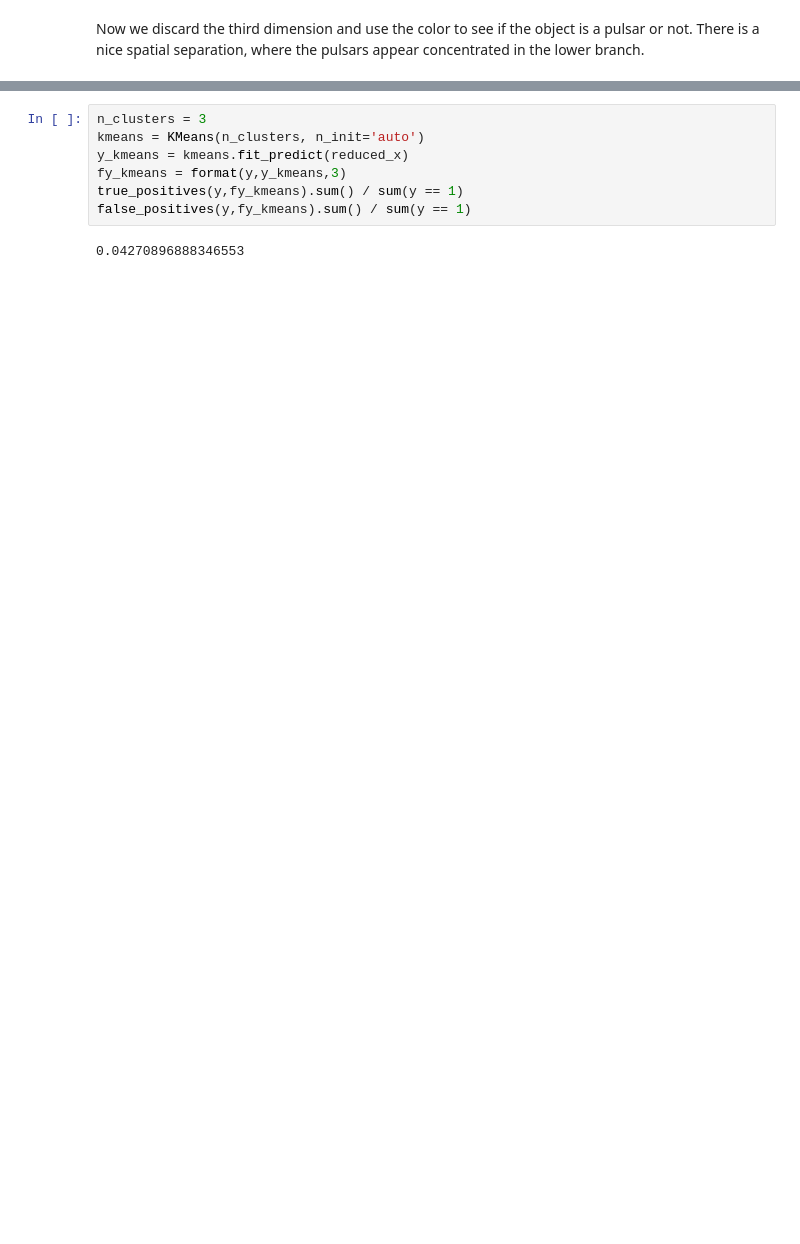
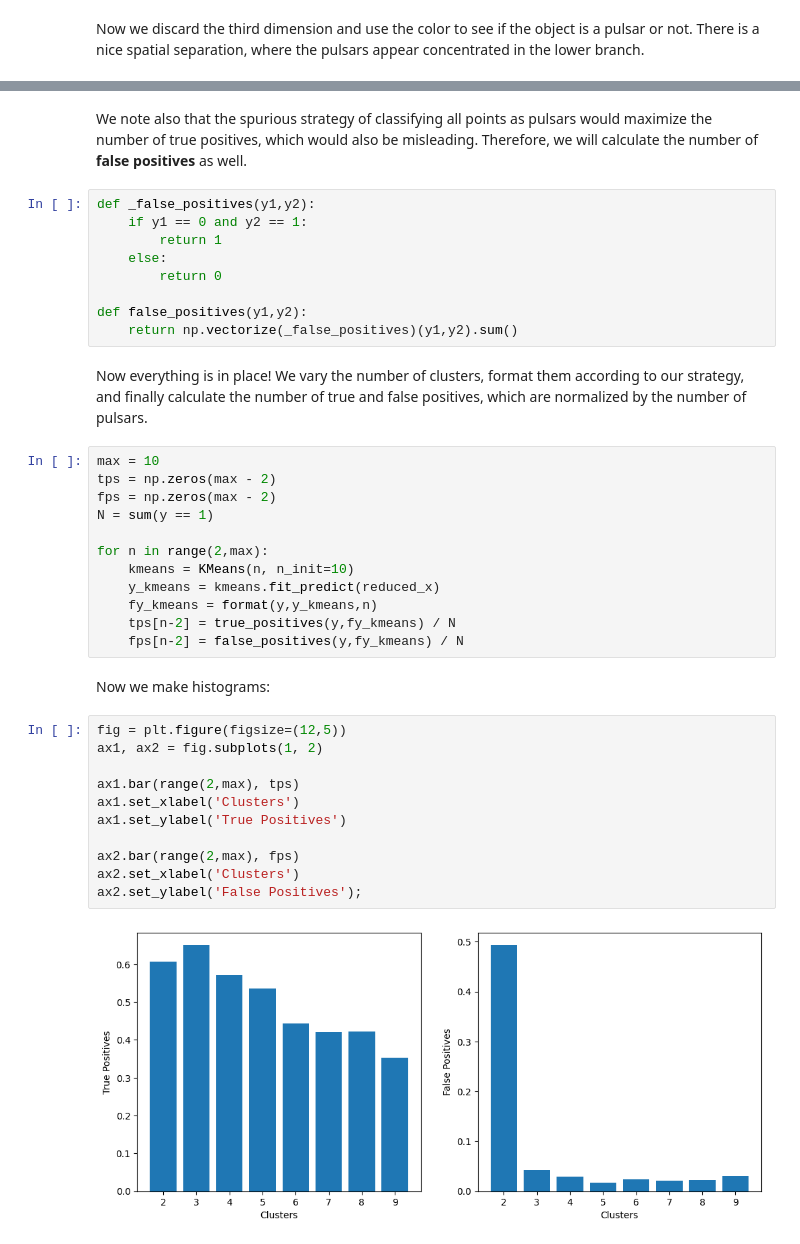
Before and after one commit to marcsgil/MLPhysics, a Jupyter notebook: 1 - Clustering Application/main.ipynb, the cells around one changed output, grey strips where cells are left out. Saved outputs shown, nothing was run; the diff lists cells and outputs as text; blank space fills up the shorter version.

```diff
--- a/1 - Clustering Application/main.ipynb
+++ b/1 - Clustering Application/main.ipynb
@@ -97,12 +115,43 @@ def format(y,y_kmeans,n_clusters):
 
     cluster = np.argmax(corrects,axis=0)
     return make_binary(y_kmeans,cluster)
-# %%
-n_clusters = 3
-kmeans = KMeans(n_clusters, n_init='auto')
-y_kmeans = kmeans.fit_predict(reduced_x)
-fy_kmeans = format(y,y_kmeans,3)
-true_positives(y,fy_kmeans).sum() / sum(y == 1)
-false_positives(y,fy_kmeans).sum() / sum(y == 1)
-# %% [output]
-0.04270896888346553
+# %% [markdown]
+We note also that the spurious strategy of classifying all points as pulsars would maximize the number of true positives, which would also be misleading. Therefore, we will calculate the number of **false positives** as well.
+# %%
+def _false_positives(y1,y2):
+    if y1 == 0 and y2 == 1:
+        return 1
+    else:
+        return 0
+
+def false_positives(y1,y2):
+    return np.vectorize(_false_positives)(y1,y2).sum()
+# %% [markdown]
+Now everything is in place! We vary the number of clusters, format them according to our strategy, and finally calculate the number of true and false positives, which are normalized by the number of pulsars.
+# %%
+max = 10
+tps = np.zeros(max - 2)
+fps = np.zeros(max - 2)
+N = sum(y == 1)
+
+for n in range(2,max):
+    kmeans = KMeans(n, n_init=10)
+    y_kmeans = kmeans.fit_predict(reduced_x)
+    fy_kmeans = format(y,y_kmeans,n)
+    tps[n-2] = true_positives(y,fy_kmeans) / N
+    fps[n-2] = false_positives(y,fy_kmeans) / N
+# %% [markdown]
+Now we make histograms:
+# %%
+fig = plt.figure(figsize=(12,5))
+ax1, ax2 = fig.subplots(1, 2)
+
+ax1.bar(range(2,max), tps)
+ax1.set_xlabel('Clusters')
+ax1.set_ylabel('True Positives')
+
+ax2.bar(range(2,max), fps)
+ax2.set_xlabel('Clusters')
+ax2.set_ylabel('False Positives');
+# %% [output]
+[figure, added]
```
Also changed, not shown: parts of 20 cells of this notebook.
